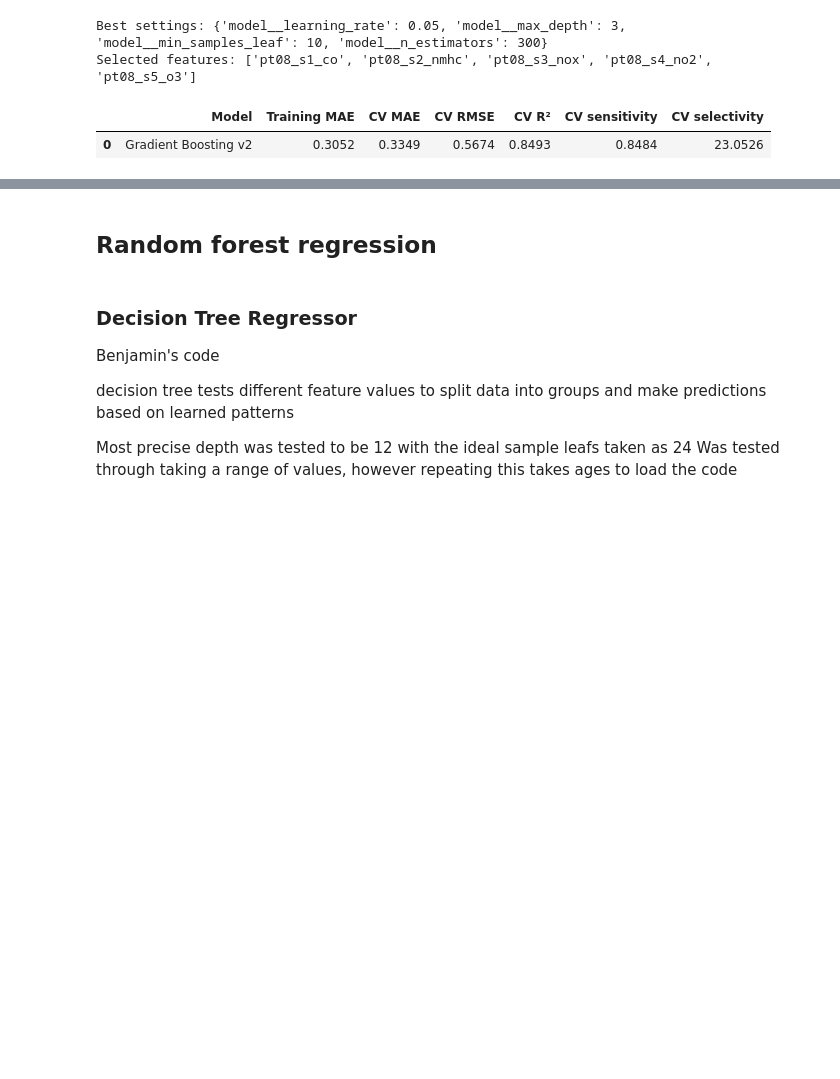
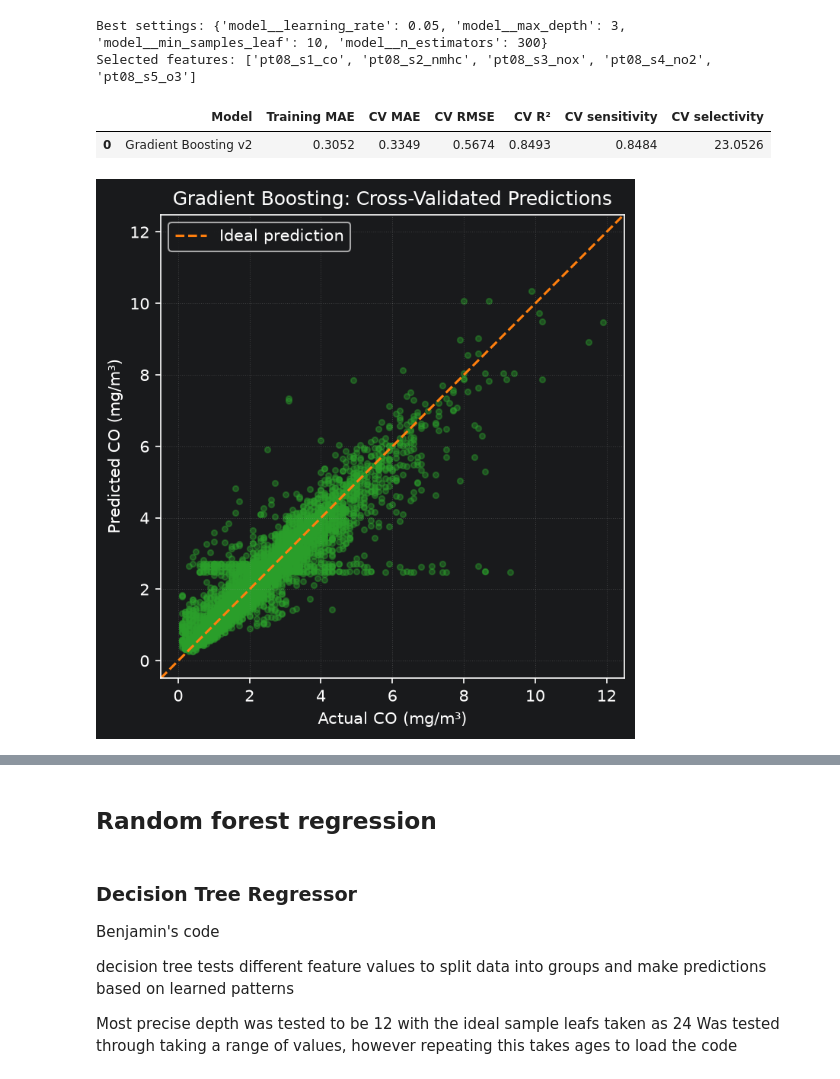
Before and after one commit to AMfromUofG/ENG4200-CW2-Group-Air_A, a Jupyter notebook: CW2_Air_A.ipynb, the cells around one changed output, grey strips where cells are left out. Drawn from its saved outputs; the diff is of its cells as text; code cells hidden in the pictures; blank space fills up the shorter version.

Commit message:
add plots for gradient boosting

```diff
--- a/CW2_Air_A.ipynb
+++ b/CW2_Air_A.ipynb
@@ -607,3 +607,50 @@ Best settings: {'model__learning_rate': 0.05, 'model__max_depth': 3, 'model__min
 Selected features: ['pt08_s1_co', 'pt08_s2_nmhc', 'pt08_s3_nox', 'pt08_s4_no2', 'pt08_s5_o3']
 |  | Model | Training MAE | CV MAE | CV RMSE | CV R² | CV sensitivity | CV selectivity |
 | 0 | Gradient Boosting v2 | 0.3052 | 0.3349 | 0.5674 | 0.8493 | 0.8484 | 23.0526 |
+# %%
+from sklearn.base import clone
+from sklearn.model_selection import cross_val_predict
+
+# Predictions from the selected configuration across the shared CV folds
+gb_oof_predictions = cross_val_predict(
+    clone(search_gb.best_estimator_),
+    X_train,
+    y_train,
+    cv=search_gb.cv,
+    n_jobs=2
+)
+
+fig, ax = plt.subplots(figsize=(6, 5), dpi=150)
+
+ax.scatter(
+    y_train, gb_oof_predictions,
+    color="tab:green", s=12, alpha=0.4
+)
+
+# Ideal predictions: actual = predicted
+gb_low = min(y_train.min(), gb_oof_predictions.min())
+gb_high = max(y_train.max(), gb_oof_predictions.max())
+gb_margin = 0.05 * (gb_high - gb_low)
+gb_limits = [gb_low - gb_margin, gb_high + gb_margin]
+
+ax.plot(
+    gb_limits, gb_limits,
+    "--", color="tab:orange", linewidth=1.5,
+    label="Ideal prediction"
+)
+
+ax.set(
+    title="Gradient Boosting: Cross-Validated Predictions",
+    xlabel="Actual CO (mg/m³)",
+    ylabel="Predicted CO (mg/m³)",
+    xlim=gb_limits,
+    ylim=gb_limits
+)
+ax.set_aspect("equal", adjustable="box")
+ax.grid(True, linestyle=":", alpha=0.25)
+ax.legend()
+
+fig.tight_layout()
+plt.show()
+# %% [output]
+[figure, added]
```
Also changed, not shown: parts of 2 cells of this notebook.
